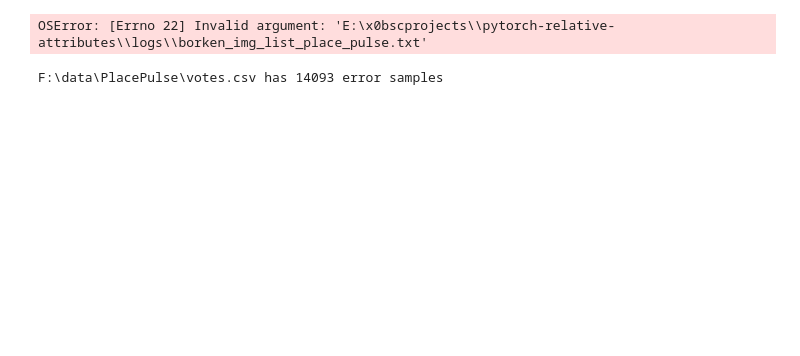
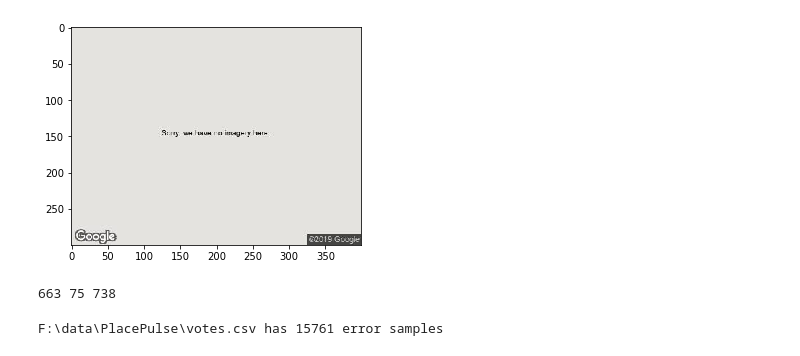
Before and after one commit to irvingzhang0512/pytorch-relative-attributes, a Jupyter notebook: examples/place_pulse_preprocessing.ipynb, the cells around one changed output. Cells and saved outputs as stored; diff of their text form; code cells hidden in the pictures; blank space fills up the shorter version.

Commit message:
[MODIFY] 1. update readme. 2. merge place pulse tools in notebook.

```diff
--- a/examples/place_pulse_preprocessing.ipynb
+++ b/examples/place_pulse_preprocessing.ipynb
@@ -1,48 +1,54 @@
 # %%
 # 查看无效的 place pulse 图片列表
 # 比如 514135dcfdc9f04926004b61
 import cv2
+from PIL import Image
 import os
 import numpy as np
 import matplotlib.pyplot as plt
 from tqdm import tqdm
 image_dir = 'F:\\data\\PlacePulse\\images'
 files = os.listdir(image_dir)
 sample_image_file_name = os.path.join(image_dir, '514135dcfdc9f04926004b61.jpg')
-sample_image = cv2.imread(sample_image_file_name)
+sample_image = np.array(Image.open(sample_image_file_name))
 plt.imshow(sample_image)
 broken_list = []
+half_broken_list = []
 cnt = 0
 for file in tqdm(files):
-    cur_img = cv2.imread(os.path.join(image_dir, file))
-    if np.max(np.abs(cur_img - sample_image)) == 0:
-        broken_list.append(file)
+    try:
+        cur_img = np.array(Image.open(os.path.join(image_dir, file)))
+        if np.max(np.abs(cur_img - sample_image)) == 0:
+            broken_list.append(file)
+    except Exception:
+        half_broken_list.append(file)
     cnt += 1
 # %% [output]
-OSError: [Errno 22] Invalid argument: 'E:\x0bscprojects\\pytorch-relative-attributes\\logs\\borken_img_list_place_pulse.txt'
+[figure, added]
 # %%
 # 共 663 张无效图片，下面保存无效图片名称
-with open('E:\\vscprojects\\pytorch-relative-attributes\\logs\\borken_img_list_place_pulse.txt', 'w') as f:
+all_broken_list = broken_list + half_broken_list
+print(len(broken_list), len(half_broken_list), len(all_broken_list))
+with open('F:\\data\\PlacePulse\\broken_image_list.txt', 'w') as f:
     for line in broken_list:
         f.write(line + '\n')
+# %% [output]
+663 75 738
 # %%
-# 通过 broken_list_file 获取所有受影响的图片列表
 # 更新csv
-import os
 import pandas as pd
 src_csv_file = os.path.join("F:\\data\\PlacePulse\\votes.csv")
 target_csv_file = os.path.join("F:\\data\\PlacePulse\\annos.csv")
-broken_names = [name[:name.find('.')] for name in broken_list]
+broken_names = [name[:name.find('.')] for name in all_broken_list]
 df = pd.read_csv(src_csv_file)
+delete_line_ids = []
+cur_line = 0
+for r in df.iterrows():
+    if r[1].left_id in broken_names or r[1].right_id in broken_names:
+        delete_line_ids.append(cur_line)
+    cur_line += 1
+print('{} has {} error samples'.format(src_csv_file, len(delete_line_ids)))
+df = df.drop(delete_line_ids)
+df.to_csv(target_csv_file, index=False)
+# %% [output]
+F:\data\PlacePulse\votes.csv has 15761 error samples
-# %%
-delete_line_ids = []
-cur_line = 0
-for r in df.iterrows():
-    if r[1].left_id in broken_names or r[1].right_id in broken_names:
-        delete_line_ids.append(cur_line)
-    cur_line += 1
-print('{} has {} error samples'.format(src_csv_file, len(delete_line_ids)))
-df = df.drop(delete_line_ids)
-df.to_csv(target_csv_file, index=False)
-# %% [output]
-F:\data\PlacePulse\votes.csv has 14093 error samples
```
Also changed, not shown: parts of 1 cell of this notebook, 4 other files.
